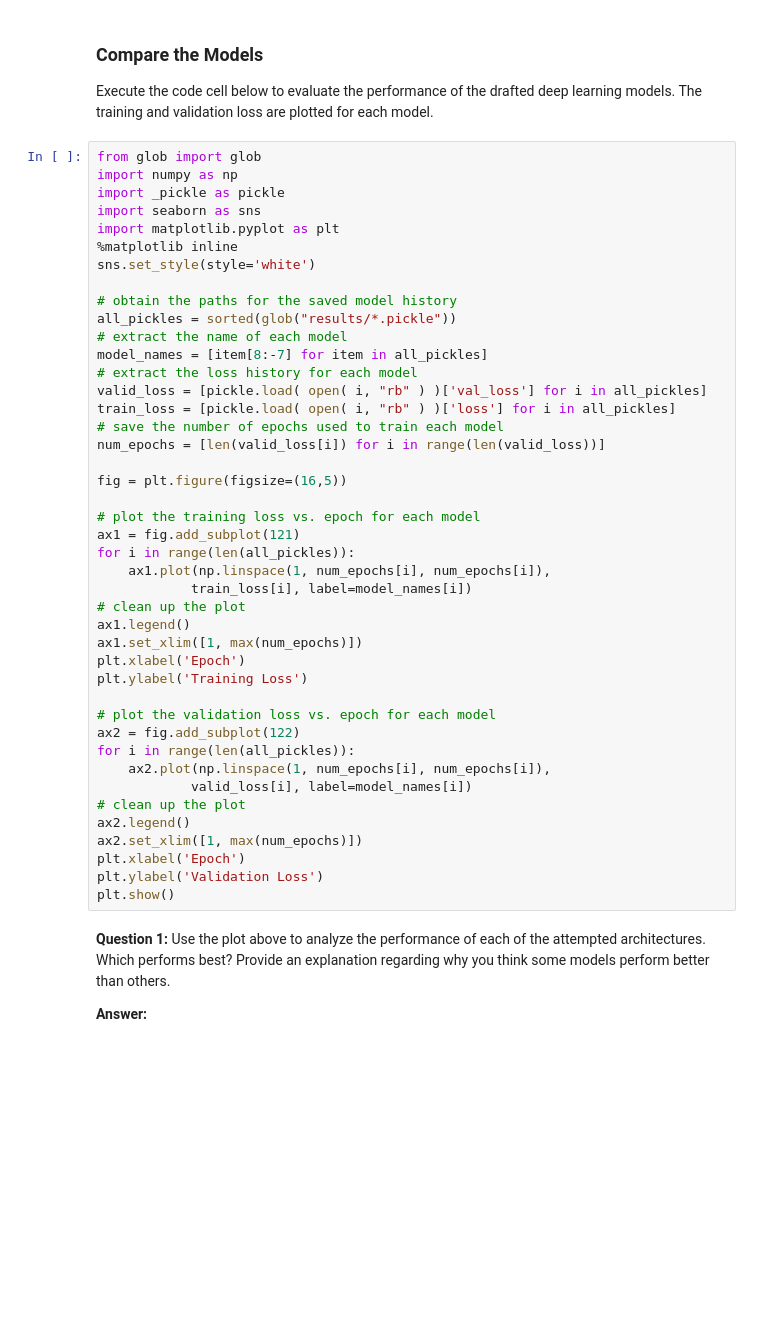
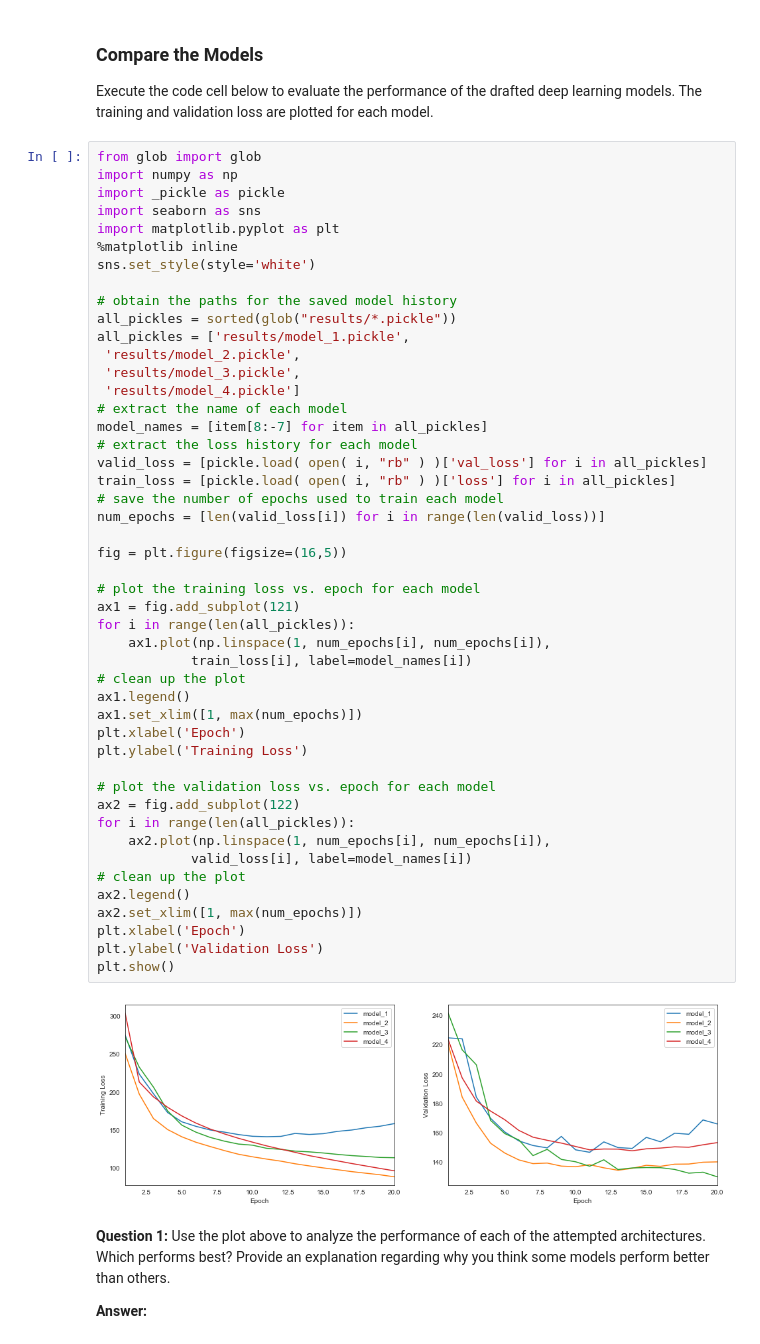
Before and after one commit to Sadrpour/Udacity_NLP_Nanodegree, a Jupyter notebook: 7-Project-VoiceUserInterface/vui_notebook.ipynb, the cells around one changed output. Cells and saved outputs as stored; diff of their text form; blank space fills up the shorter version.

Commit message:
trained all models except final

```diff
--- a/7-Project-VoiceUserInterface/vui_notebook.ipynb
+++ b/7-Project-VoiceUserInterface/vui_notebook.ipynb
@@ -544,38 +595,44 @@ sns.set_style(style='white')
 
 # obtain the paths for the saved model history
 all_pickles = sorted(glob("results/*.pickle"))
+all_pickles = ['results/model_1.pickle',
+ 'results/model_2.pickle',
+ 'results/model_3.pickle',
+ 'results/model_4.pickle']
 # extract the name of each model
 model_names = [item[8:-7] for item in all_pickles]
 # extract the loss history for each model
 valid_loss = [pickle.load( open( i, "rb" ) )['val_loss'] for i in all_pickles]
 train_loss = [pickle.load( open( i, "rb" ) )['loss'] for i in all_pickles]
 # save the number of epochs used to train each model
 num_epochs = [len(valid_loss[i]) for i in range(len(valid_loss))]
 
 fig = plt.figure(figsize=(16,5))
 
 # plot the training loss vs. epoch for each model
 ax1 = fig.add_subplot(121)
 for i in range(len(all_pickles)):
     ax1.plot(np.linspace(1, num_epochs[i], num_epochs[i]),
             train_loss[i], label=model_names[i])
 # clean up the plot
 ax1.legend()
 ax1.set_xlim([1, max(num_epochs)])
 plt.xlabel('Epoch')
 plt.ylabel('Training Loss')
 
 # plot the validation loss vs. epoch for each model
 ax2 = fig.add_subplot(122)
 for i in range(len(all_pickles)):
     ax2.plot(np.linspace(1, num_epochs[i], num_epochs[i]),
             valid_loss[i], label=model_names[i])
 # clean up the plot
 ax2.legend()
 ax2.set_xlim([1, max(num_epochs)])
 plt.xlabel('Epoch')
 plt.ylabel('Validation Loss')
 plt.show()
+# %% [output]
+[figure, added]
 # %% [markdown]
 __Question 1:__ Use the plot above to analyze the performance of each of the attempted architectures.  Which performs best?  Provide an explanation regarding why you think some models perform better than others.
 
```
Also changed, not shown: parts of 8 cells of this notebook, 17 other files.
